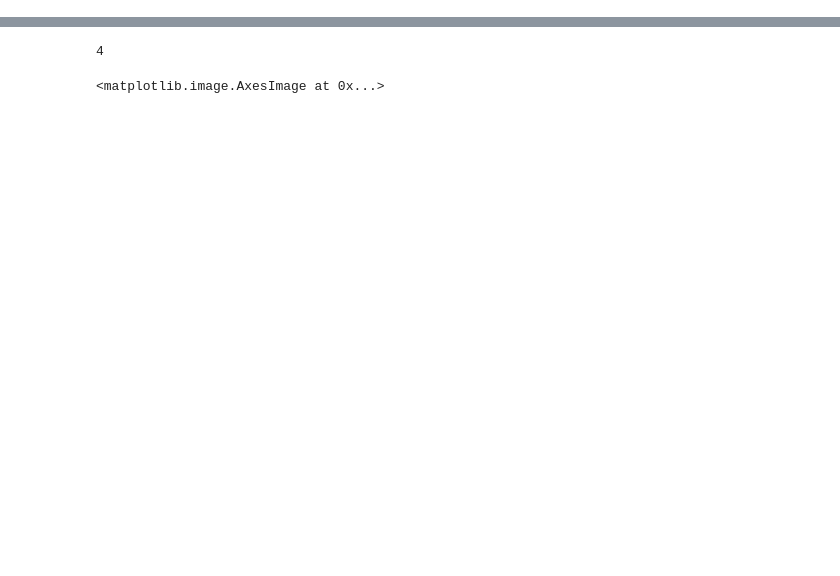
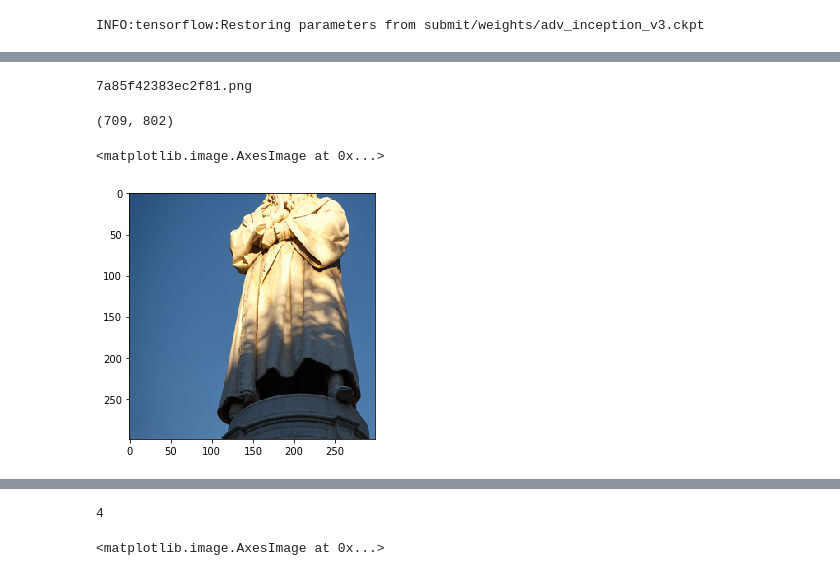
Before and after one commit to Alpus/nips_adversarial_attack, a Jupyter notebook: PushinMatyshin.ipynb, the cells around one changed output, grey strips where cells are left out. Saved outputs shown, nothing was run; the diff lists cells and outputs as text; code cells hidden in the pictures; blank space fills up the shorter version.

```diff
--- a/PushinMatyshin.ipynb
+++ b/PushinMatyshin.ipynb
@@ -41,4 +62,0 @@ FLAGS = tf.flags.FLAGS
-# %%
-DATASET_FOLDER = 'dataset'
-DEV_DATASET_CSV = os.path.join(DATASET_FOLDER, 'dev_dataset.csv')
-IMAGES_FOLDER = os.path.join(DATASET_FOLDER, 'images')
@@ -45,3 +259,7 @@ IMAGES_FOLDER = os.path.join(DATASET_FOLDER, 'images')
+# %%
+pm = PushinMatyshin(FLAGS.checkpoint_path, FLAGS.batch_size)
+# %% [output]
+INFO:tensorflow:Restoring parameters from submit/weights/adv_inception_v3.ckpt
 # %%
 df = pd.read_csv(DEV_DATASET_CSV)
 df.head(5)
@@ -52,3 +270,34 @@ df.head(5)
 | 2 | 4fc263d35a3ad3ee | https://c1.staticflickr.com/8/737... | 0.333333 | 0.0 | 1.000000 | 1.000000 | 244 | 123 | https://www.flickr.com/photos/fox... | ... |
 | 3 | cc13c2bc5cdd1f44 | https://c1.staticflickr.com/9/886... | 0.000000 | 0.0 | 0.500000 | 0.750000 | 560 | 741 | https://www.flickr.com/photos/o_0... | ... |
 | 4 | 73a52afd2f818ed5 | https://c1.staticflickr.com/6/560... | 0.489195 | 0.0 | 1.000000 | 0.750000 | 439 | 696 | https://www.flickr.com/photos/che... | ... |
+# %%
+def make_filename(img_id):
+    filename = img_id + '.png'
+    print(filename)
+    return filename
+
+def make_filepath(img_id):
+    return os.path.join(FLAGS.input_dir, make_filename(img_id))
+
+def open_img(img_id):
+    filepath = make_filepath(img_id)
+    return io.imread(filepath)
+
+def get_image_and_target(num):
+    line = df.ix[num]
+
+    url = line['URL']
+    img_id = line['ImageId']
+
+    return open_img(img_id), line['TargetClass'], line['TrueLabel']
+# %%
+img, target, label = get_image_and_target(101)
+label, target
+# %% [output]
+7a85f42383ec2f81.png
+(709, 802)
+# %%
+io.imshow(img)
+# %% [output]
+<matplotlib.image.AxesImage at 0x...>
+[figure, added]
```
Also changed, not shown: parts of 31 cells of this notebook, 2 other files.
